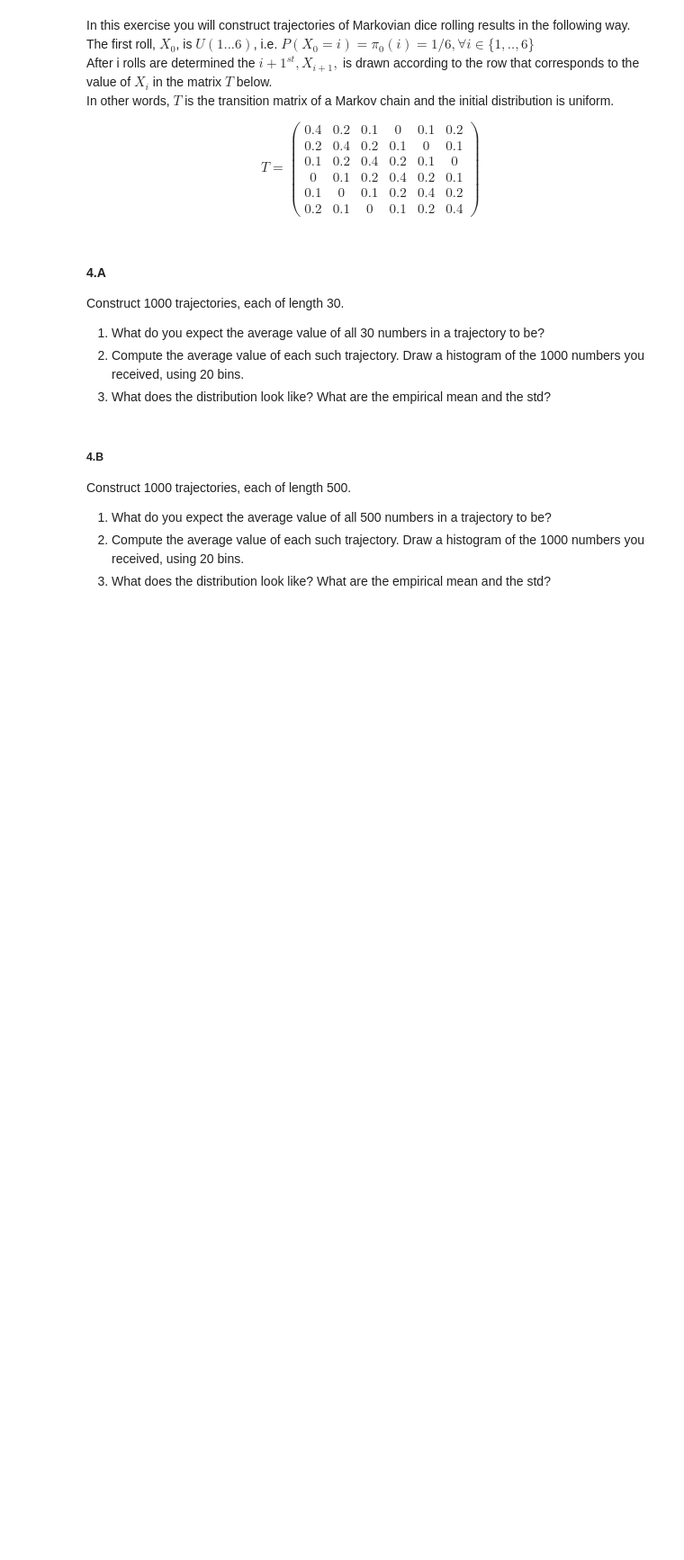
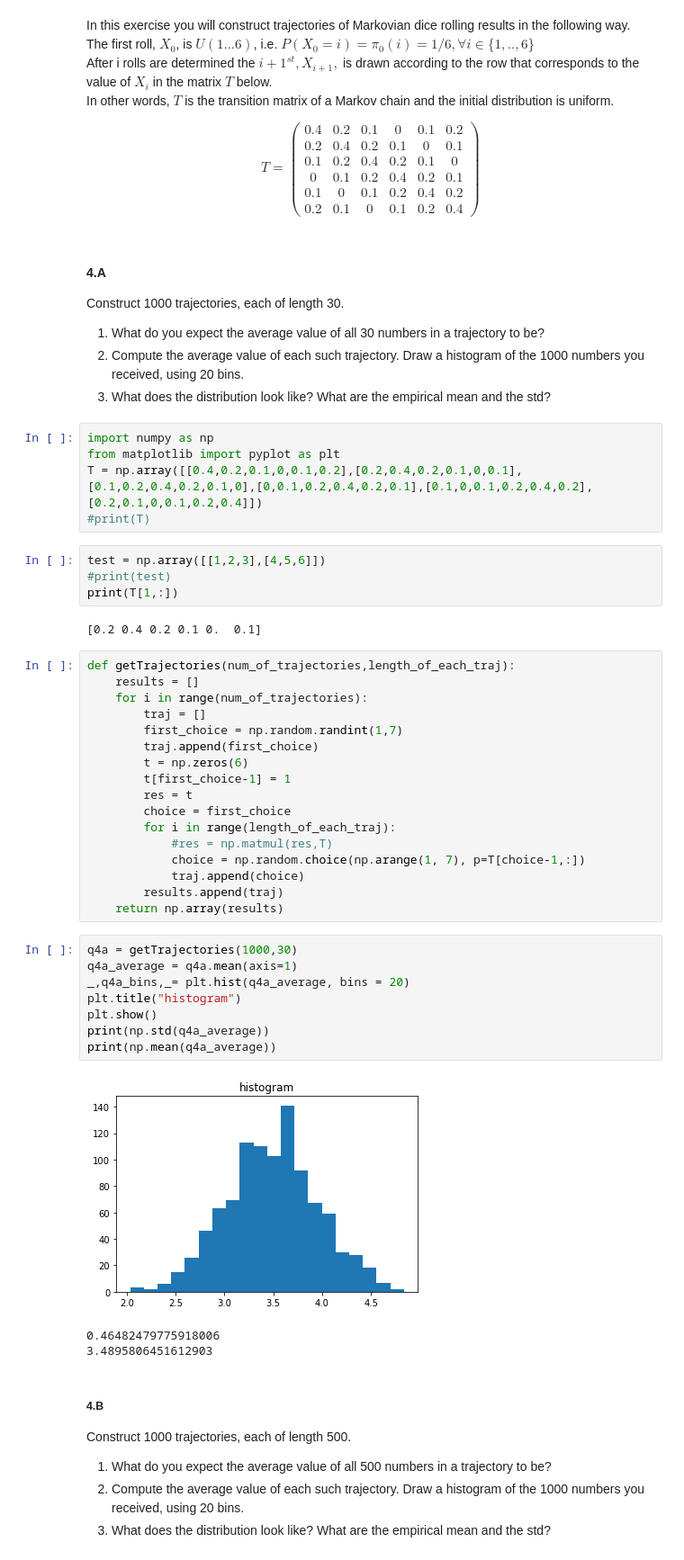
Before and after one commit to Alon-daniel/statistis, a Jupyter notebook: statistics/hw3/HW3_clean.ipynb, the cells around one changed output. Shown: that part at 90% size. Drawn from its saved outputs; the diff is of its cells as text; blank space fills up the shorter version.

```diff
--- a/statistics/hw3/HW3_clean.ipynb
+++ b/statistics/hw3/HW3_clean.ipynb
@@ -614,6 +633,46 @@ Construct 1000 trajectories, each of length 30.
 1. What do you expect the average value of all 30 numbers in a trajectory to be?
 2. Compute the average value of each such trajectory. Draw a histogram of the 1000 numbers you received, using 20 bins.
 3. What does the distribution look like? What are the empirical mean and the std?
+# %%
+import numpy as np
+from matplotlib import pyplot as plt
+T = np.array([[0.4,0.2,0.1,0,0.1,0.2],[0.2,0.4,0.2,0.1,0,0.1],[0.1,0.2,0.4,0.2,0.1,0],[0,0.1,0.2,0.4,0.2,0.1],[0.1,0,0.1,0.2,0.4,0.2],[0.2,0.1,0,0.1,0.2,0.4]])
+#print(T)
+# %%
+test = np.array([[1,2,3],[4,5,6]])
+#print(test)
+print(T[1,:])
+# %% [output]
+[0.2 0.4 0.2 0.1 0.  0.1]
+# %%
+def getTrajectories(num_of_trajectories,length_of_each_traj):
+    results = []
+    for i in range(num_of_trajectories):
+        traj = []
+        first_choice = np.random.randint(1,7)
+        traj.append(first_choice)
+        t = np.zeros(6)
+        t[first_choice-1] = 1
+        res = t
+        choice = first_choice
+        for i in range(length_of_each_traj):
+            #res = np.matmul(res,T)
+            choice = np.random.choice(np.arange(1, 7), p=T[choice-1,:])
+            traj.append(choice)
+        results.append(traj)
+    return np.array(results)
+# %%
+q4a = getTrajectories(1000,30)
+q4a_average = q4a.mean(axis=1)
+_,q4a_bins,_= plt.hist(q4a_average, bins = 20)
+plt.title("histogram")
+plt.show()
+print(np.std(q4a_average))
+print(np.mean(q4a_average))
+# %% [output]
+[figure, added]
+0.46482479775918006
+3.4895806451612903
 # %% [markdown]
 ##### 4.B
 Construct 1000 trajectories, each of length 500.
```
Also changed, not shown: parts of 24 cells of this notebook.
